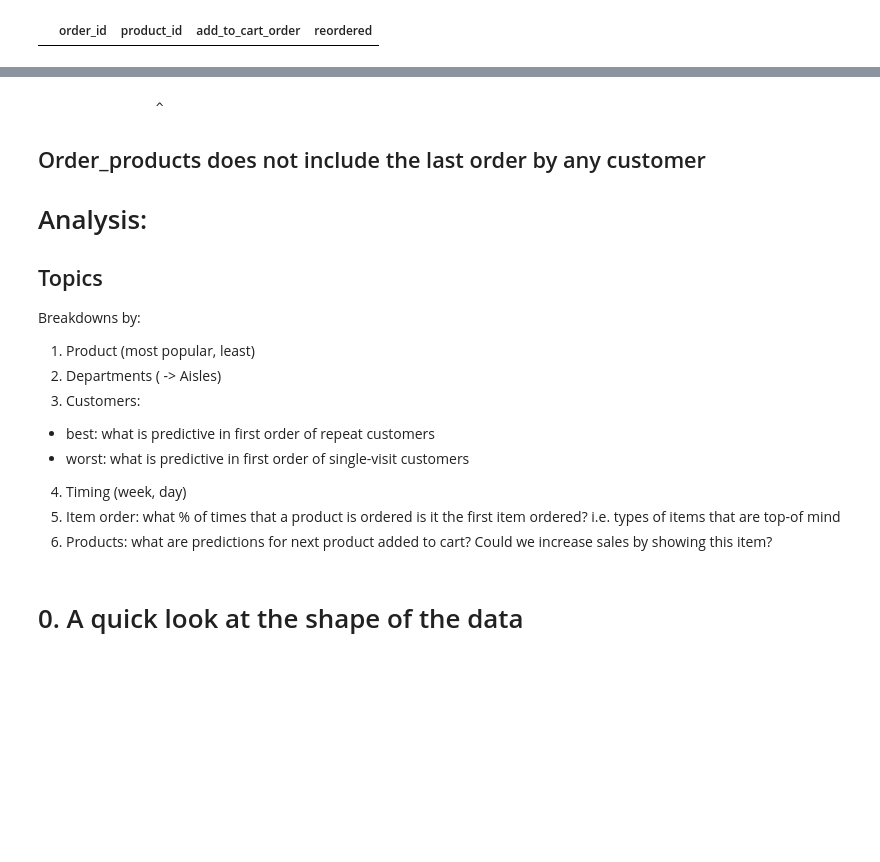
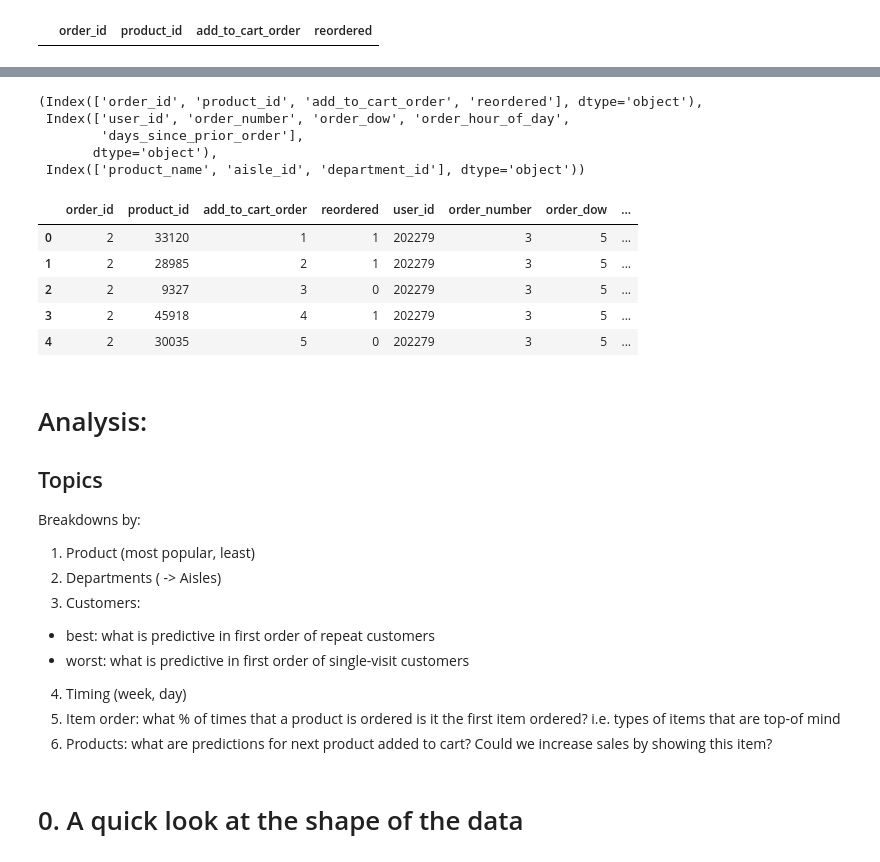
Before and after one commit to notsambeck/eda, a Jupyter notebook: instacart_EDA.ipynb, the cells around one changed output, grey strips where cells are left out. Saved outputs shown, nothing was run; the diff lists cells and outputs as text; code cells hidden in the pictures; blank space fills up the shorter version.

```diff
--- a/instacart_EDA.ipynb
+++ b/instacart_EDA.ipynb
@@ -130,0 +103,18 @@ db['order_products'][ops['order_id'] == 1492625]  # last order by customer no. 2
+# %%
+ops.columns, orders.columns, products.columns
+# %% [output]
+(Index(['order_id', 'product_id', 'add_to_cart_order', 'reordered'], dtype='object'),
+ Index(['user_id', 'order_number', 'order_dow', 'order_hour_of_day',
+        'days_since_prior_order'],
+       dtype='object'),
+ Index(['product_name', 'aisle_id', 'department_id'], dtype='object'))
+# %%
+order_details = pd.merge(ops, orders, left_on='order_id', right_index=True)
+order_details.head()   # needs product info for ease of use
+# %% [output]
+|  | order_id | product_id | add_to_cart_order | reordered | user_id | order_number | order_dow | ... |
+| 0 | 2 | 33120 | 1 | 1 | 202279 | 3 | 5 | ... |
+| 1 | 2 | 28985 | 2 | 1 | 202279 | 3 | 5 | ... |
+| 2 | 2 | 9327 | 3 | 0 | 202279 | 3 | 5 | ... |
+| 3 | 2 | 45918 | 4 | 1 | 202279 | 3 | 5 | ... |
+| 4 | 2 | 30035 | 5 | 0 | 202279 | 3 | 5 | ... |
@@ -131,8 +128,4 @@ db['order_products'][ops['order_id'] == 1492625]  # last order by customer no. 2
 # %% [markdown]
-                 ^
-## Order_products does not include the last order by any customer
-
-
 # Analysis:
 
 ## Topics
```
Also changed, not shown: parts of 61 cells of this notebook.
